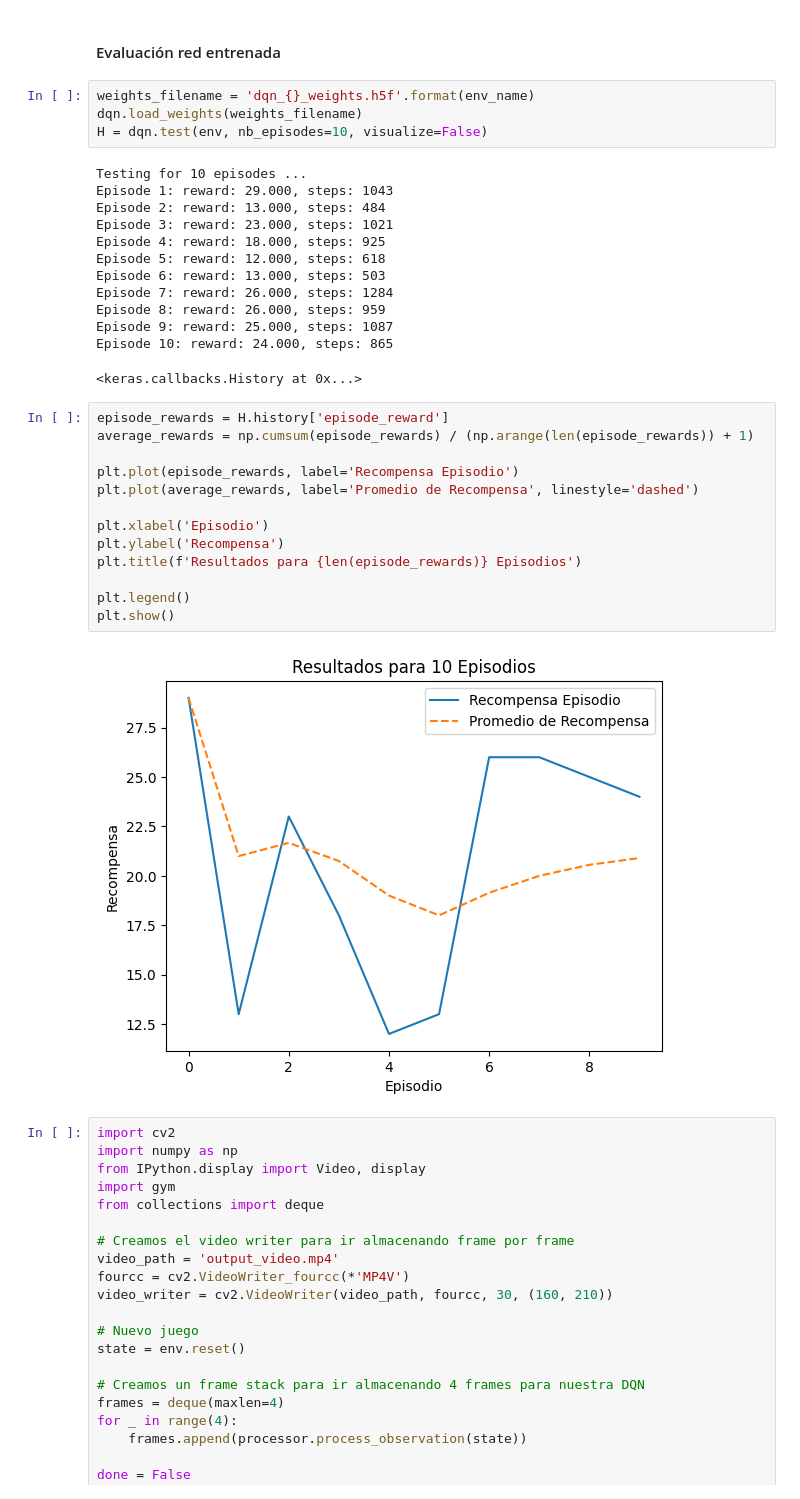
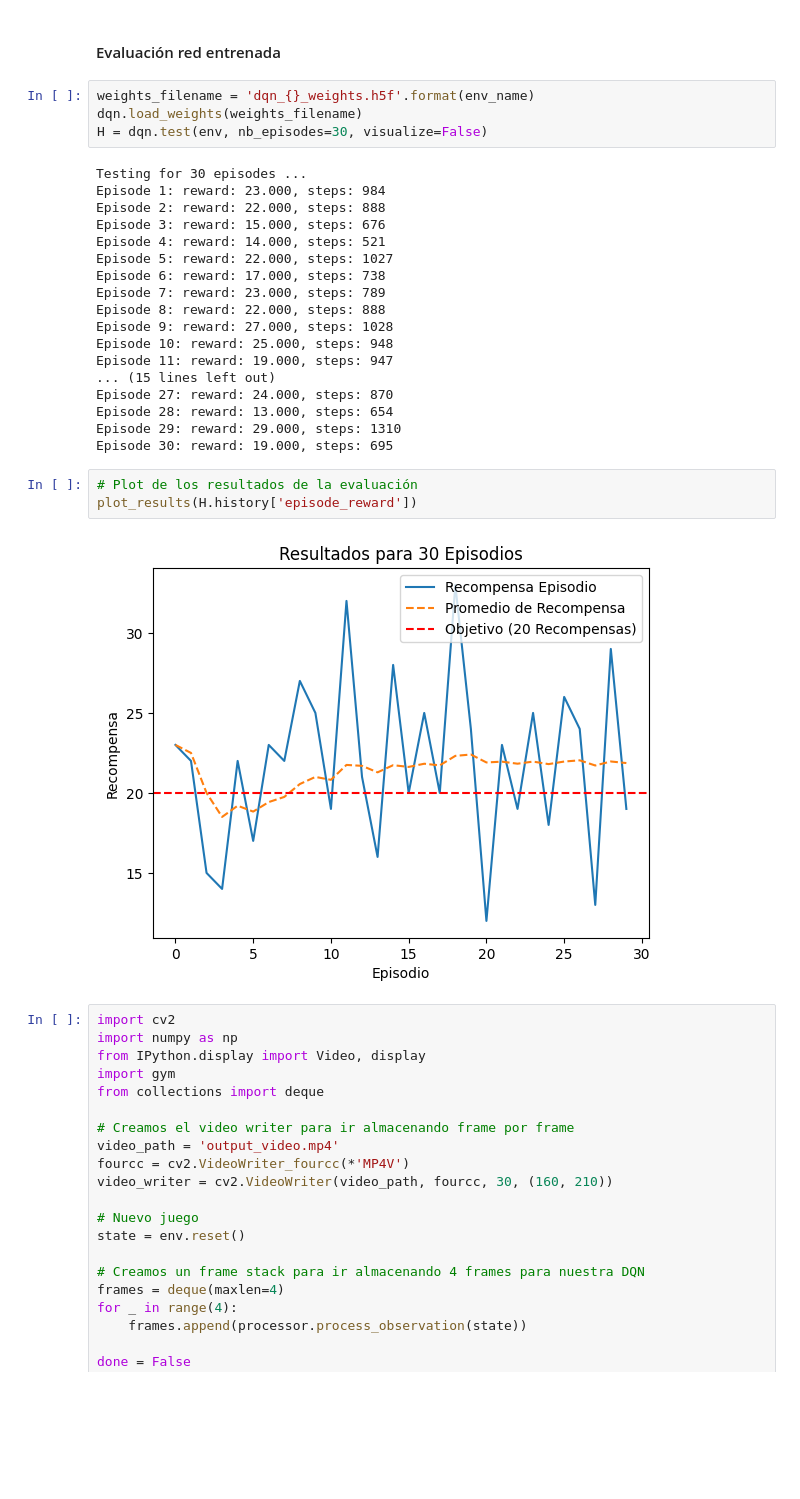
Before and after one commit to EmaSuriano/pytorch-demo, a Jupyter notebook: entrega/Proyecto práctico.ipynb, the cells around one changed output. Saved outputs shown, nothing was run; the diff lists cells and outputs as text; blank space fills up the shorter version.

```diff
--- a/entrega/Proyecto práctico.ipynb
+++ b/entrega/Proyecto práctico.ipynb
@@ -364,35 +379,30 @@ done, took 68774.686 seconds
 # %%
 weights_filename = 'dqn_{}_weights.h5f'.format(env_name)
 dqn.load_weights(weights_filename)
-H = dqn.test(env, nb_episodes=10, visualize=False)
+H = dqn.test(env, nb_episodes=30, visualize=False)
 # %% [output]
-Testing for 10 episodes ...
-Episode 1: reward: 29.000, steps: 1043
-Episode 2: reward: 13.000, steps: 484
-Episode 3: reward: 23.000, steps: 1021
-Episode 4: reward: 18.000, steps: 925
-Episode 5: reward: 12.000, steps: 618
-Episode 6: reward: 13.000, steps: 503
-Episode 7: reward: 26.000, steps: 1284
-Episode 8: reward: 26.000, steps: 959
-Episode 9: reward: 25.000, steps: 1087
-Episode 10: reward: 24.000, steps: 865
+Testing for 30 episodes ...
+Episode 1: reward: 23.000, steps: 984
+Episode 2: reward: 22.000, steps: 888
+Episode 3: reward: 15.000, steps: 676
+Episode 4: reward: 14.000, steps: 521
+Episode 5: reward: 22.000, steps: 1027
+Episode 6: reward: 17.000, steps: 738
+Episode 7: reward: 23.000, steps: 789
+Episode 8: reward: 22.000, steps: 888
+Episode 9: reward: 27.000, steps: 1028
+Episode 10: reward: 25.000, steps: 948
+Episode 11: reward: 19.000, steps: 947
+... (15 lines left out)
+Episode 27: reward: 24.000, steps: 870
+Episode 28: reward: 13.000, steps: 654
+Episode 29: reward: 29.000, steps: 1310
+Episode 30: reward: 19.000, steps: 695
-<keras.callbacks.History at 0x...>
-# %%
-episode_rewards = H.history['episode_reward']
-average_rewards = np.cumsum(episode_rewards) / (np.arange(len(episode_rewards)) + 1)
-
-plt.plot(episode_rewards, label='Recompensa Episodio')
-plt.plot(average_rewards, label='Promedio de Recompensa', linestyle='dashed')
-
-plt.xlabel('Episodio')
-plt.ylabel('Recompensa')
-plt.title(f'Resultados para {len(episode_rewards)} Episodios')
-
-plt.legend()
-plt.show()
-# %% [output]
-[figure, removed]
+# %%
+# Plot de los resultados de la evaluación
+plot_results(H.history['episode_reward'])
+# %% [output]
+[figure, added]
 # %%
 import cv2
 import numpy as np
```
Also changed, not shown: parts of 6 cells of this notebook.
